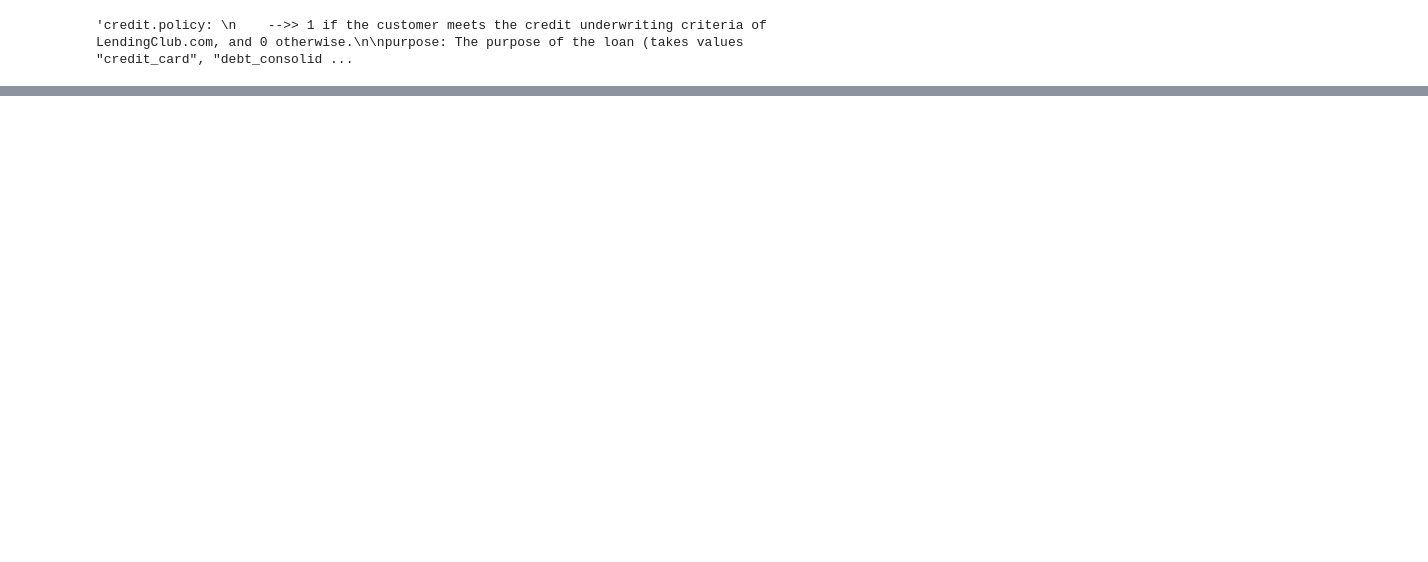
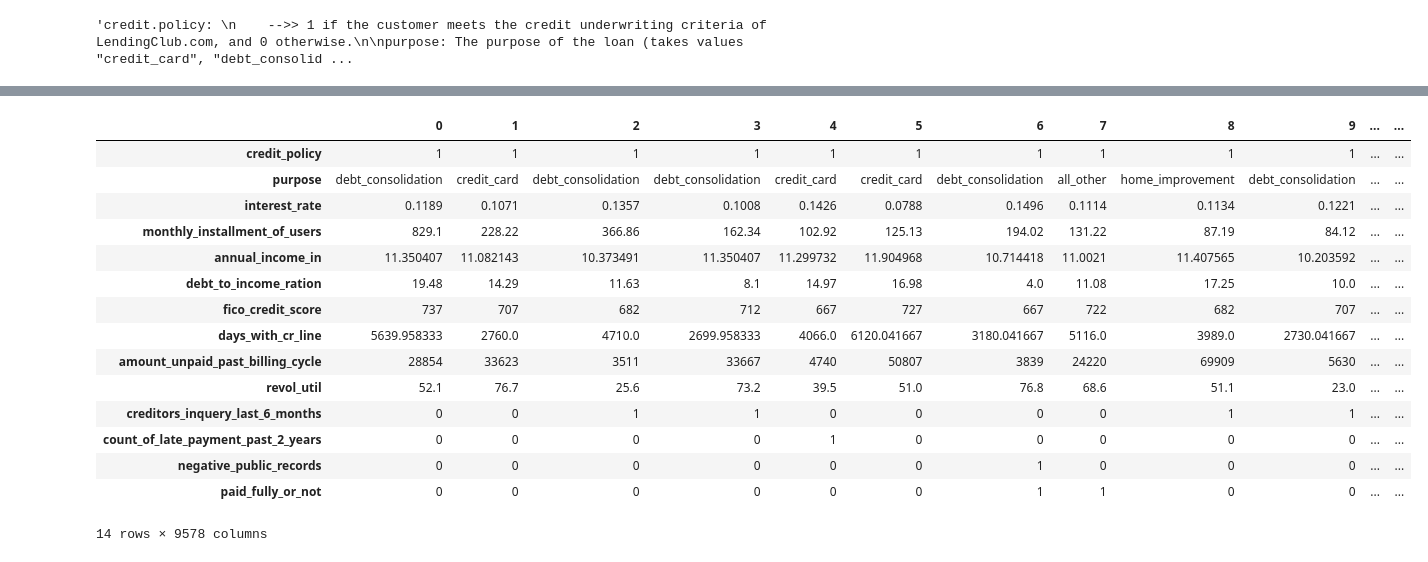
Before and after one commit to kumargautam02/machine_learning, a Jupyter notebook: Projects/Decision_tree_model_for_loan_dataset/main.ipynb, the cells around one changed output, grey strips where cells are left out. Drawn from its saved outputs; the diff is of its cells as text; code cells hidden in the pictures; blank space fills up the shorter version.

```diff
--- a/Projects/Decision_tree_model_for_loan_dataset/main.ipynb
+++ b/Projects/Decision_tree_model_for_loan_dataset/main.ipynb
@@ -91,0 +169,19 @@ dataframe
+# %%
+dataframe.transpose()
+# %% [output]
+|  | 0 | 1 | 2 | 3 | 4 | 5 | 6 | 7 | 8 | 9 | ... | ... |
+| credit_policy | 1 | 1 | 1 | 1 | 1 | 1 | 1 | 1 | 1 | 1 | ... | ... |
+| purpose | debt_consolidation | credit_card | debt_consolidation | debt_consolidation | credit_card | credit_card | debt_consolidation | all_other | home_improvement | debt_consolidation | ... | ... |
+| interest_rate | 0.1189 | 0.1071 | 0.1357 | 0.1008 | 0.1426 | 0.0788 | 0.1496 | 0.1114 | 0.1134 | 0.1221 | ... | ... |
+| monthly_installment_of_users | 829.1 | 228.22 | 366.86 | 162.34 | 102.92 | 125.13 | 194.02 | 131.22 | 87.19 | 84.12 | ... | ... |
+| annual_income_in | 11.350407 | 11.082143 | 10.373491 | 11.350407 | 11.299732 | 11.904968 | 10.714418 | 11.0021 | 11.407565 | 10.203592 | ... | ... |
+| debt_to_income_ration | 19.48 | 14.29 | 11.63 | 8.1 | 14.97 | 16.98 | 4.0 | 11.08 | 17.25 | 10.0 | ... | ... |
+| fico_credit_score | 737 | 707 | 682 | 712 | 667 | 727 | 667 | 722 | 682 | 707 | ... | ... |
+| days_with_cr_line | 5639.958333 | 2760.0 | 4710.0 | 2699.958333 | 4066.0 | 6120.041667 | 3180.041667 | 5116.0 | 3989.0 | 2730.041667 | ... | ... |
+| amount_unpaid_past_billing_cycle | 28854 | 33623 | 3511 | 33667 | 4740 | 50807 | 3839 | 24220 | 69909 | 5630 | ... | ... |
+| revol_util | 52.1 | 76.7 | 25.6 | 73.2 | 39.5 | 51.0 | 76.8 | 68.6 | 51.1 | 23.0 | ... | ... |
+| creditors_inquery_last_6_months | 0 | 0 | 1 | 1 | 0 | 0 | 0 | 0 | 1 | 1 | ... | ... |
+| count_of_late_payment_past_2_years | 0 | 0 | 0 | 0 | 1 | 0 | 0 | 0 | 0 | 0 | ... | ... |
+| negative_public_records | 0 | 0 | 0 | 0 | 0 | 0 | 1 | 0 | 0 | 0 | ... | ... |
+| paid_fully_or_not | 0 | 0 | 0 | 0 | 0 | 0 | 1 | 1 | 0 | 0 | ... | ... |
+14 rows × 9578 columns
```
Also changed, not shown: parts of 12 cells of this notebook.
